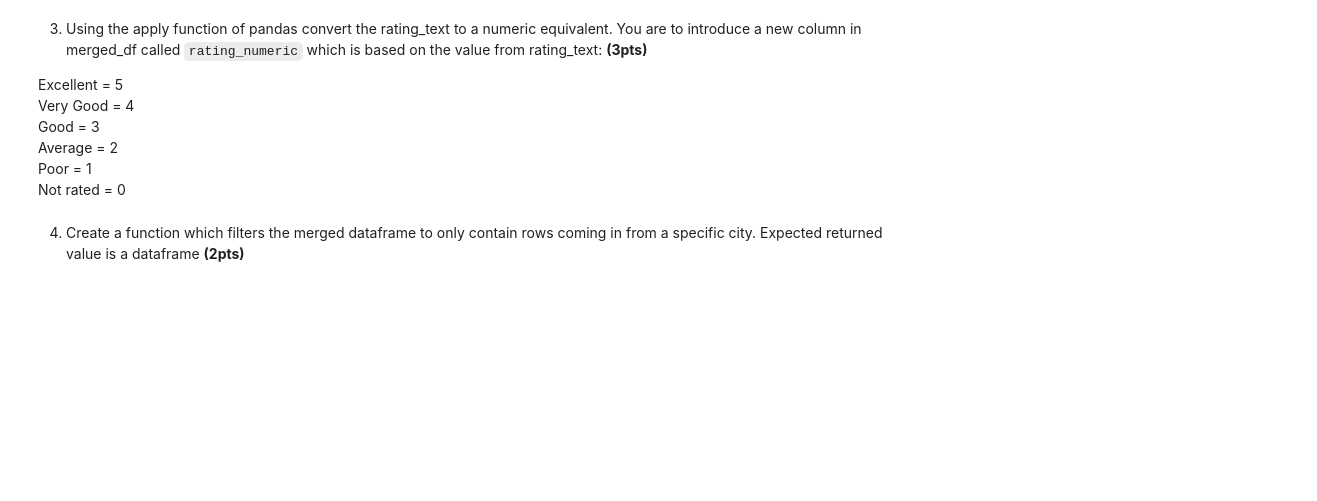
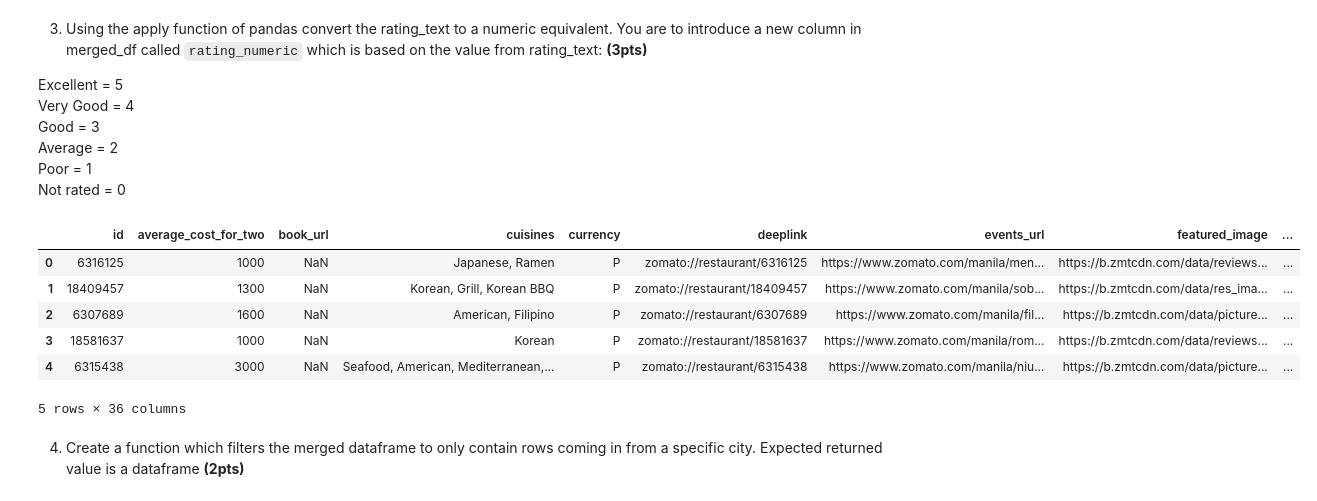
Before and after one commit to DennisAlwyn/DATA100_Graded_Notebook_3-Zomato_Exercise, a Jupyter notebook: graded3_pandas_student.ipynb, the cells around one changed output. Saved outputs shown, nothing was run; the diff lists cells and outputs as text; code cells hidden in the pictures; blank space fills up the shorter version.

```diff
--- a/graded3_pandas_student.ipynb
+++ b/graded3_pandas_student.ipynb
@@ -56,6 +89,31 @@ Good = 3 <br>
 Average = 2 <br>
 Poor = 1 <br>
 Not rated = 0 <br>
+# %%
+# Use the numpy.select() function along with a set of conditions and options to convert values
+cond = [
+    merged_df["rating_text"] == "Excellent",
+    merged_df["rating_text"] == "Very Good",
+    merged_df["rating_text"] == "Good",
+    merged_df["rating_text"] == "Average",
+    merged_df["rating_text"] == "Poor",
+    merged_df["rating_text"] == "Not rated"
+]
+opts = [5, 4, 3, 2, 1, 0]
+
+# Run np.select() and store output into a pd.Series. Add to dataframe as "rating_numeric"
+merged_df["rating_numeric"] = pd.Series(np.select(cond, opts))
+
+#Display output
+merged_df.head(5)
+# %% [output]
+|  | id | average_cost_for_two | book_url | cuisines | currency | deeplink | events_url | featured_image | ... |
+| 0 | 6316125 | 1000 | NaN | Japanese, Ramen | P | zomato://restaurant/6316125 | https://www.zomato.com/manila/men... | https://b.zmtcdn.com/data/reviews... | ... |
+| 1 | 18409457 | 1300 | NaN | Korean, Grill, Korean BBQ | P | zomato://restaurant/18409457 | https://www.zomato.com/manila/sob... | https://b.zmtcdn.com/data/res_ima... | ... |
+| 2 | 6307689 | 1600 | NaN | American, Filipino | P | zomato://restaurant/6307689 | https://www.zomato.com/manila/fil... | https://b.zmtcdn.com/data/picture... | ... |
+| 3 | 18581637 | 1000 | NaN | Korean | P | zomato://restaurant/18581637 | https://www.zomato.com/manila/rom... | https://b.zmtcdn.com/data/reviews... | ... |
+| 4 | 6315438 | 3000 | NaN | Seafood, American, Mediterranean,... | P | zomato://restaurant/6315438 | https://www.zomato.com/manila/niu... | https://b.zmtcdn.com/data/picture... | ... |
+5 rows × 36 columns
 # %%
 assert 868 == merged_df[merged_df.rating_numeric == 0].shape[0]
 assert True == ('rating_numeric' in merged_df.columns)
```
Also changed, not shown: parts of 10 cells of this notebook, 1 other file.
